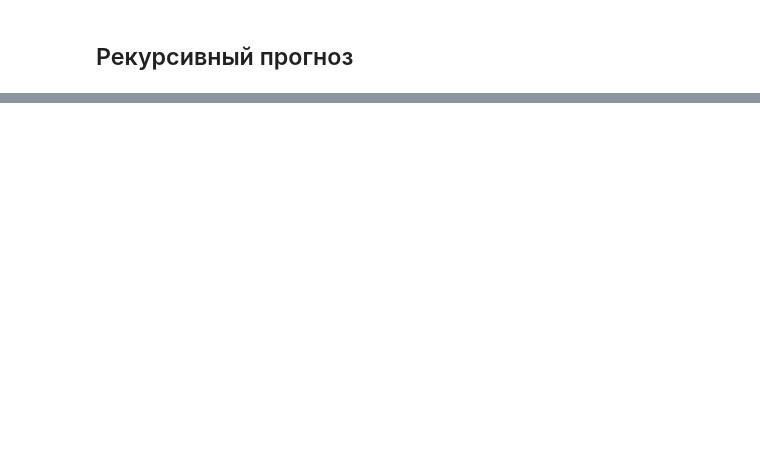
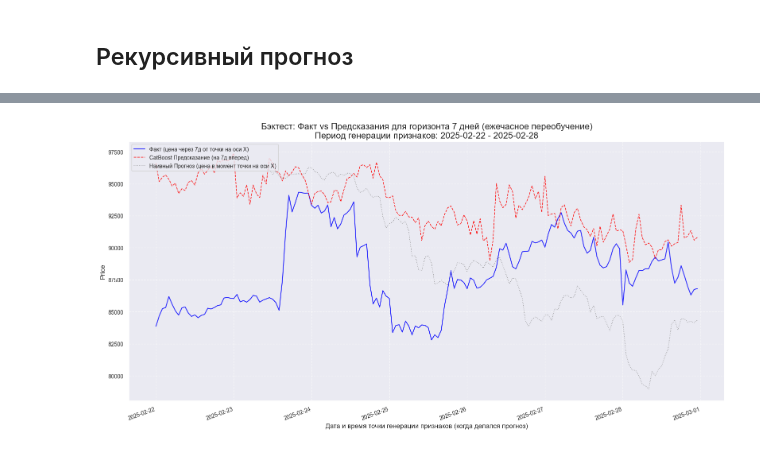
Before and after one commit to igorastashov/portfolios-optimization, a Jupyter notebook: notebooks/price_forecast_catboost.ipynb, the cells around one changed output, grey strips where cells are left out. Saved outputs shown, nothing was run; the diff lists cells and outputs as text; code cells hidden in the pictures; blank space fills up the shorter version.

```diff
--- a/notebooks/price_forecast_catboost.ipynb
+++ b/notebooks/price_forecast_catboost.ipynb
@@ -1915,0 +3612,61 @@ KeyError на шаге 168 рекурсивного прогноза: "Отсу
+# %%
+# ... (код до конца Эксперимента 4, после вывода таблицы final_metrics_df) ...
+
+# --- График: Динамика фактических и предсказанных значений ---
+if feature_generation_timestamps and \
+   len(feature_generation_timestamps) == len(y_true_evaluation_list) and \
+   len(y_true_evaluation_list) > 0:
+
+    plot_df = pd.DataFrame({
+        'Timestamp_FeatureGen': pd.to_datetime(feature_generation_timestamps),
+        'Actual_Future_Price': y_true_evaluation_list, # Это y(t_feat_gen + H)
+        'CatBoost_Predicted_Future_Price': y_pred_catboost_evaluation_list, # Это предсказание для y(t_feat_gen + H)
+        'Naive_Prediction_as_Current_Price': y_pred_naive_evaluation_list # Это y(t_feat_gen), используемое как прогноз для y(t_feat_gen + H)
+    })
+    # plot_df.set_index('Timestamp_FeatureGen', inplace=True) # Можно установить индекс, если удобнее
+
+    plt.figure(figsize=(16, 8)) # Увеличил немного размер для наглядности
+
+    # 1. Фактические значения (целевая переменная, наступившая через H дней)
+    # Ось X - это момент, КОГДА БЫЛИ ВЗЯТЫ ПРИЗНАКИ для этого будущего значения
+    plt.plot(plot_df['Timestamp_FeatureGen'], plot_df['Actual_Future_Price'],
+             label=f'Факт (цена через {TARGET_HORIZON_DAYS}д от точки на оси X)',
+             color='blue', alpha=0.8, linewidth=1.5)
+
+    # 2. Предсказания CatBoost
+    # valid_cb_plot нужна, если в y_pred_catboost_evaluation_list могут быть NaN из-за ошибок на шагах
+    valid_cb_plot_indices = ~plot_df['CatBoost_Predicted_Future_Price'].isnull()
+    plt.plot(plot_df['Timestamp_FeatureGen'][valid_cb_plot_indices],
+             plot_df['CatBoost_Predicted_Future_Price'][valid_cb_plot_indices],
+             label=f'CatBoost Предсказание (на {TARGET_HORIZON_DAYS}д вперед)',
+             color='red', linestyle='--', alpha=0.85, linewidth=1.2)
+
+    # 3. Наивные предсказания (текущая цена на момент генерации признаков)
+    plt.plot(plot_df['Timestamp_FeatureGen'], plot_df['Naive_Prediction_as_Current_Price'],
+             label='Наивный Прогноз (цена в момент точки на оси X)',
+             color='gray', linestyle=':', alpha=0.7, linewidth=1.2)
+
+    # Определение фактических дат для заголовка
+    # Используем даты из feature_generation_timestamps, так как это ось X
+    actual_plot_start_dt_display = plot_df['Timestamp_FeatureGen'].min().date()
+    actual_plot_end_dt_display = plot_df['Timestamp_FeatureGen'].max().date()
+
+    plt.title(f'Бэктест: Факт vs Предсказания для горизонта {TARGET_HORIZON_DAYS} дней (ежечасное переобучение)\nПериод генерации признаков: {actual_plot_start_dt_display} - {actual_plot_end_dt_display}', fontsize=16)
+    plt.xlabel('Дата и время точки генерации признаков (когда делался прогноз)', fontsize=12)
+    plt.ylabel(TARGET, fontsize=12)
+    plt.legend(fontsize=10, loc='upper left')
+    plt.grid(True, linestyle='--', alpha=0.6)
+    plt.xticks(rotation=20, ha="right") # Улучшаем читаемость дат
+    plt.tight_layout()
+    plt.show()
+else:
+    if not feature_generation_timestamps:
+        print("Список feature_generation_timestamps пуст, график не будет построен.")
+    elif len(feature_generation_timestamps) != len(y_true_evaluation_list):
+        print("Размеры списков feature_generation_timestamps и y_true_evaluation_list не совпадают, график не будет построен.")
+    else:
+        print("Список y_true_evaluation_list пуст, график не будет построен.")
+
+# ... (код завершения Эксперимента 4) ...
+# %% [output]
+[figure, added]
```
Also changed, not shown: parts of 28 cells of this notebook.
